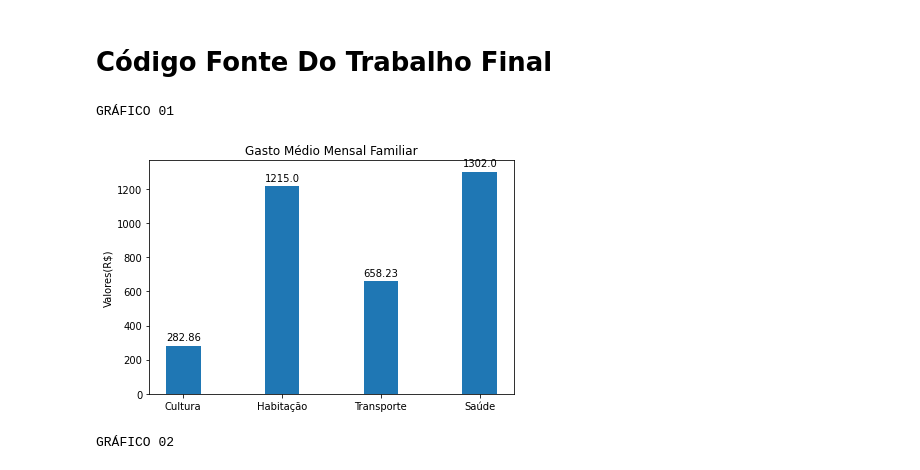
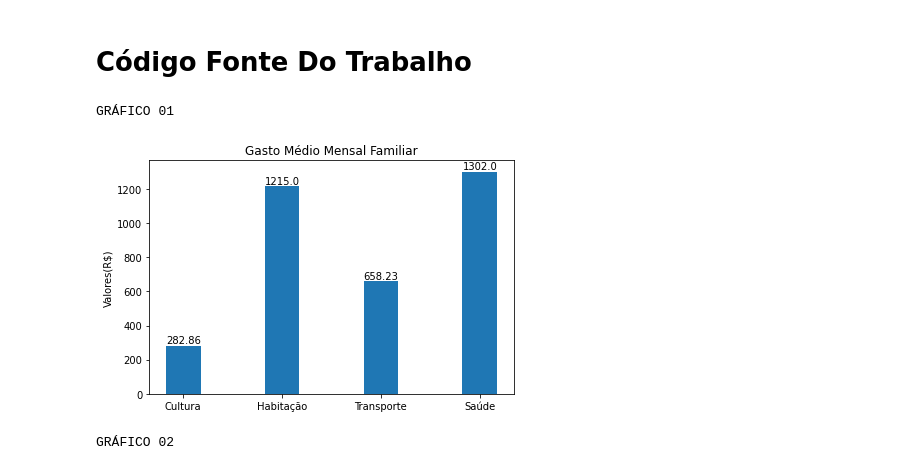
Before and after one commit to aldenor22/trabalho_do_curso_de_python, a Jupyter notebook: Trabalho_de_Conclusão_de_Curso_TCC.ipynb, the cells around one changed output. Drawn from its saved outputs; the diff is of its cells as text; code cells hidden in the pictures.

```diff
--- a/Trabalho_de_Conclusão_de_Curso_TCC.ipynb
+++ b/Trabalho_de_Conclusão_de_Curso_TCC.ipynb
@@ -1,7 +1,7 @@
 # %% [markdown]
 <a href="https://colab.research.google.com/github/aldenor22/Trabalho-Final-do-Curso-de-Python/blob/master/Trabalho_de_Conclus%C3%A3o_de_Curso_TCC.ipynb" target="_parent"><img src="https://colab.research.google.com/assets/colab-badge.svg" alt="Open In Colab"/></a>
 # %% [markdown]
-# Código Fonte Do Trabalho Final
+# Código Fonte Do Trabalho
 # %%
 import pandas as pd
 #df = pd.read_csv('planilha_resuo_02.csv')
@@ -16,35 +16,35 @@ var1 = [282.86,1215,658.23,1302]
 N = np.arange(len(setor))  # os locais das etiquetas
 largura = 0.35  #a largura das barras
 
 fig, ax = plt.subplots() #Determina o área do gráfico
 b1 = ax.bar(N, var1, largura) #Determina um conjunto de barras
 
 #Títulos e etiquetas dos eixos
 ax.set_ylabel('Valores(R$)') #Título do eixo y
 ax.set_title('Gasto Médio Mensal Familiar') #Título do gráfico
 ax.set_xticks(N) #Quantidade de etiquetas de x
 ax.set_xticklabels(setor) #Etiquetas de x
 
 #Rótuloas das Barras
 def autolabel(z):
    # Anexe um rótulo de texto acima de cada barra em *z *, exibindo sua altura
     for y in z:
         yv = y.get_height()
         ax.annotate('{}'.format(yv),
                     xy=(y.get_x() + y.get_width()/2, yv),
-                    xytext=(0, 3),  # Deslocamento vertical de 3 pontos
+                    xytext=(0, 0),  # Deslocamento vertical de 3 pontos
                     textcoords="offset points",
                     ha='center', va='bottom')
 
 
 autolabel(b1)
 
 fig.tight_layout()
 print('GRÁFICO 01')
 plt.savefig("image.png")
 # %% [output]
 GRÁFICO 01
-[figure, old version]
+[figure, new version]
 # %%
 #Gráficos 02
 import numpy as np
```
